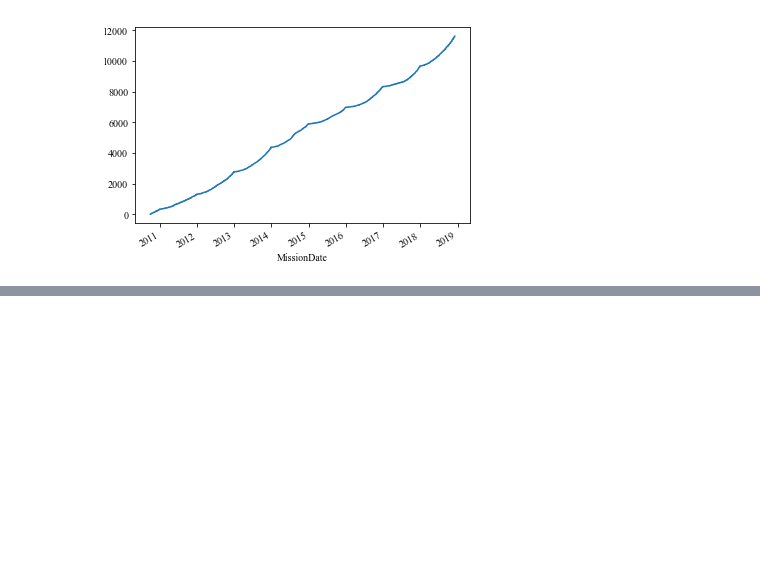
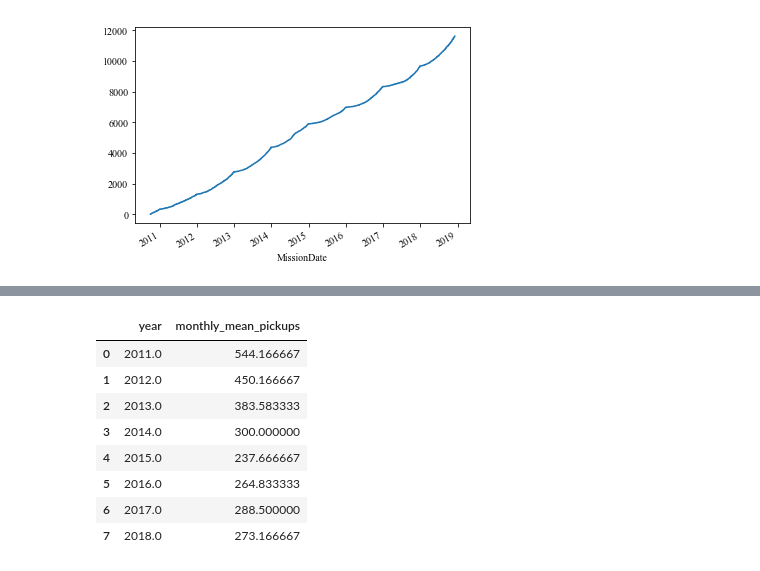
Before and after one commit to UWCHR/ice-air, a Jupyter notebook: analyze/note/analyze.ipynb, the cells around one changed output, grey strips where cells are left out. Cells and saved outputs as stored; diff of their text form; code cells hidden in the pictures; blank space fills up the shorter version.

```diff
--- a/analyze/note/analyze.ipynb
+++ b/analyze/note/analyze.ipynb
@@ -636,0 +674,9 @@ repatriations
+# %%
+daily_flights = pickup_airport_df['MissionID'].resample('D').nunique()
+monthly_flights = pickup_airport_df['MissionID'].resample('M').nunique()
+monthly_pickups = pickup_airport_df['AlienMasterID'].resample('M').nunique()
+monthly_dropoffs = dropoff_airport_df['AlienMasterID'].resample('M').nunique()
+quarterly_flights = pickup_airport_df['MissionID'].resample('Q').nunique()
+annual_flights = pickup_airport_df.loc['2011':'2018']['MissionID'].resample('AS').nunique()
+annual_pickups = pickup_airport_df.loc['2011':'2018']['AlienMasterID'].resample('AS').nunique()
+annual_dropoffs = pickup_airport_df.loc['2011':'2018']['AlienMasterID'].resample('AS').nunique()
@@ -636,0 +696,17 @@ repatriations
+# %%
+monthly_mean_pickups = pd.DataFrame(columns=['year', 'monthly_mean_pickups'])
+for year in range(2011, 2019):
+    mean = monthly_pickups[f'{year}'].mean()
+    monthly_mean_pickups = monthly_mean_pickups.append({'year':year, 'monthly_mean_pickups':mean}, ignore_index=True)
+# %%
+monthly_mean_pickups
+# %% [output]
+|  | year | monthly_mean_pickups |
+| 0 | 2011.0 | 544.166667 |
+| 1 | 2012.0 | 450.166667 |
+| 2 | 2013.0 | 383.583333 |
+| 3 | 2014.0 | 300.000000 |
+| 4 | 2015.0 | 237.666667 |
+| 5 | 2016.0 | 264.833333 |
+| 6 | 2017.0 | 288.500000 |
+| 7 | 2018.0 | 273.166667 |
```
Also changed, not shown: parts of 15 cells of this notebook.
